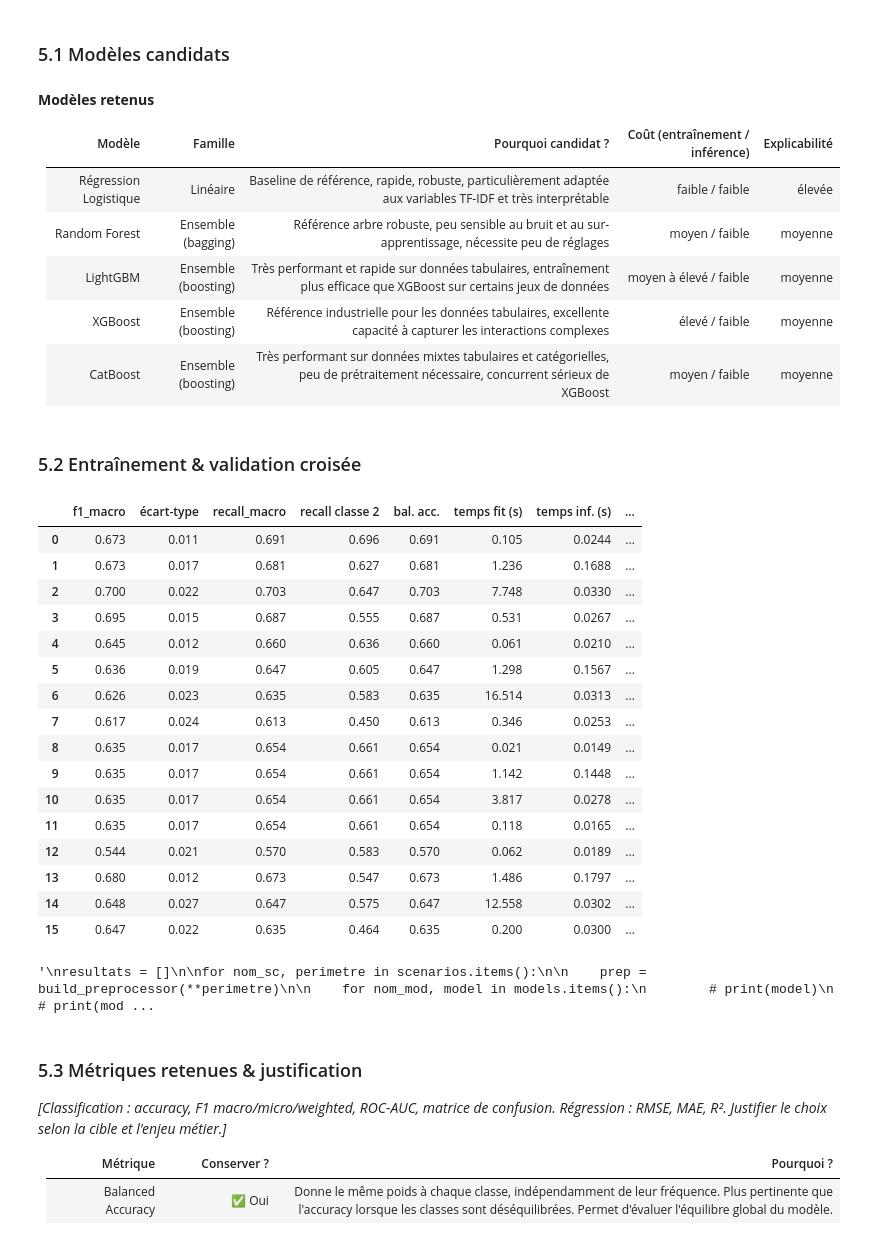
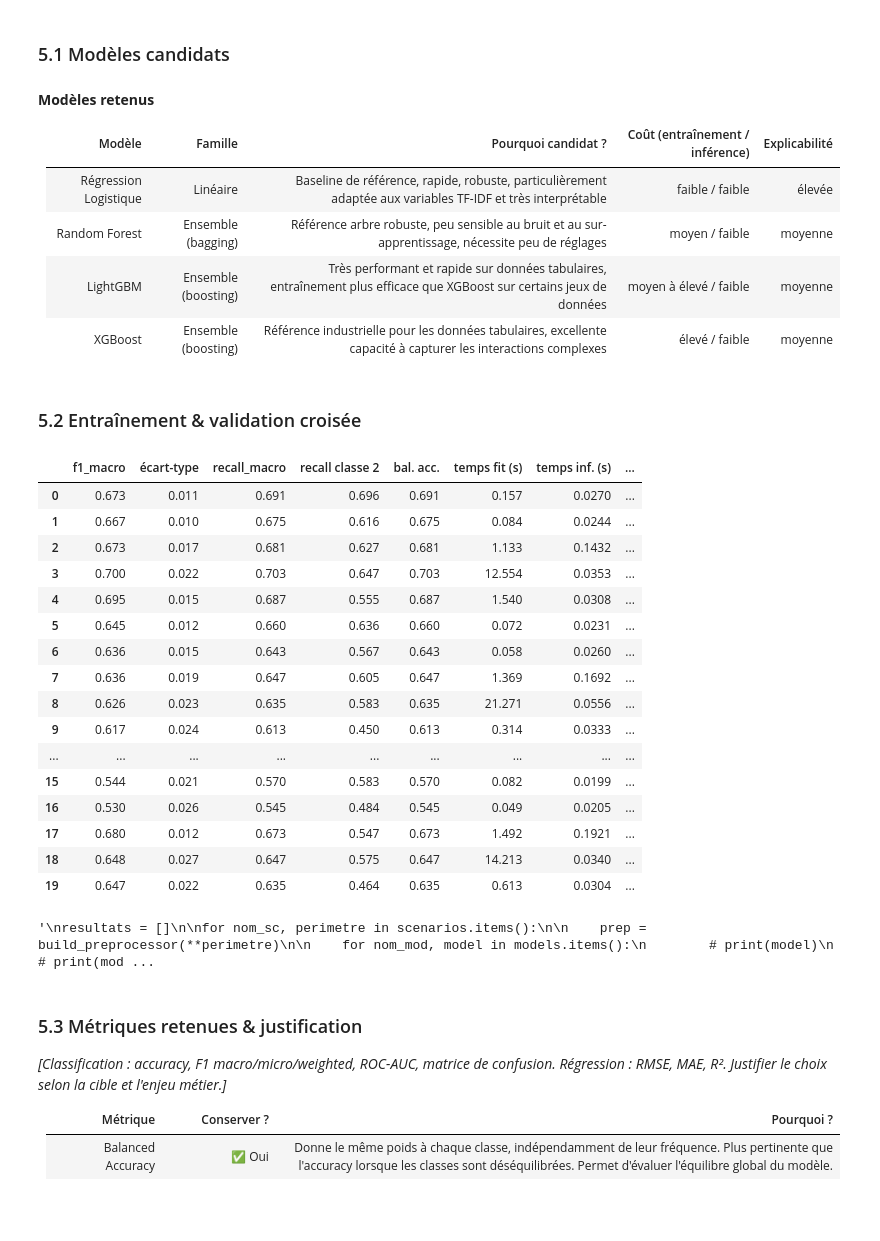
Before and after one commit to NicoH77/Atlas_CISIA_Exam_EmploymentPrediction, a Jupyter notebook: notebooks/Notebook-EmploymentPrediction.ipynb, the cells around one changed output. Saved outputs shown, nothing was run; the diff lists cells and outputs as text; code cells hidden in the pictures; blank space fills up the shorter version.

```diff
--- a/notebooks/Notebook-EmploymentPrediction.ipynb
+++ b/notebooks/Notebook-EmploymentPrediction.ipynb
@@ -1218,7 +1232,6 @@ Après analyse des principales familles de solutions d'intelligence artificielle
 | Random Forest | Ensemble (bagging) | Référence arbre robuste, peu sensible au bruit et au sur-apprentissage, nécessite peu de réglages | moyen / faible | moyenne |
 | LightGBM | Ensemble (boosting) | Très performant et rapide sur données tabulaires, entraînement plus efficace que XGBoost sur certains jeux de données | moyen à élevé / faible | moyenne |
 | XGBoost | Ensemble (boosting) | Référence industrielle pour les données tabulaires, excellente capacité à capturer les interactions complexes | élevé / faible | moyenne |
-| CatBoost | Ensemble (boosting) | Très performant sur données mixtes tabulaires et catégorielles, peu de prétraitement nécessaire, concurrent sérieux de XGBoost | moyen / faible | moyenne |
 # %% [markdown]
 ### 5.2 Entraînement & validation croisée
 # %%
@@ -1230,6 +1243,13 @@ models = {
         max_iter=1000,
         class_weight="balanced",
         random_state=42
+    ),
+
+    "LinearSVC": LinearSVC(
+        C=1.0,
+        class_weight="balanced",
+        dual=False,
+        random_state=42,
     ),
 
     "RandomForest": RandomForestClassifier(
@@ -1252,17 +1272,17 @@ models = {
         device="cpu",
         tree_method="hist",
         n_jobs=-1
-    )
+    ),
+#    "CatBoost": CatBoostClassifier(
+#        loss_function="MultiClass",
+#        auto_class_weights="Balanced",
+#        verbose=0,
+#        random_state=42,
+#    ),
 }
 
 # validation croisée
-cv = StratifiedKFold(
-    n_splits=5,
-    shuffle=True,
-    random_state=42
-)
-
-from sklearn.metrics import make_scorer, recall_score
+cv = StratifiedKFold(n_splits=5, shuffle=True, random_state=42)
 
 # Recall spécifique à la classe métier (classe 2)
 recall_classe_2 = make_scorer(
@@ -1311,49 +1331,49 @@ for nom_sc, perimetre in scenarios.items():
         resultats.append({
             "scen": nom_sc,
             "modele": nom_mod,
             "f1_macro": round(scores["test_f1_macro"].mean(), 3),
             "écart-type": round(scores["test_f1_macro"].std(), 3),
             "recall_macro": round(scores["test_recall_macro"].mean(), 3),
             "recall classe 2": round(scores["test_recall_classe_2"].mean(), 3),
             "bal. acc.": round(scores["test_balanced_accuracy"].mean(), 3),
             "temps fit (s)": round(scores["fit_time"].mean(), 3),
             # Temps de prédiction moyen calculé sur les folds CV
             "temps inf. (s)": round(scores["score_time"].mean(), 4)
             # "Score Métier": 0.4 * f1_macro + 0.6 * recall_classe_2
         })
 
 
 # ------------------------------------------------------------------
 # DataFrame final
 # ------------------------------------------------------------------
 
 df_benchmark = pd.DataFrame(resultats)
 
 # ------------------------------------------------------------------
 # Affichage
 # ------------------------------------------------------------------
 
 print("\nRESULTATS DU BENCHMARK\n")
 print(df_benchmark.to_string(index=False))
 '''
 # %% [output]
 |  | f1_macro | écart-type | recall_macro | recall classe 2 | bal. acc. | temps fit (s) | temps inf. (s) | ... |
-| 0 | 0.673 | 0.011 | 0.691 | 0.696 | 0.691 | 0.105 | 0.0244 | ... |
-| 1 | 0.673 | 0.017 | 0.681 | 0.627 | 0.681 | 1.236 | 0.1688 | ... |
-| 2 | 0.700 | 0.022 | 0.703 | 0.647 | 0.703 | 7.748 | 0.0330 | ... |
-| 3 | 0.695 | 0.015 | 0.687 | 0.555 | 0.687 | 0.531 | 0.0267 | ... |
-| 4 | 0.645 | 0.012 | 0.660 | 0.636 | 0.660 | 0.061 | 0.0210 | ... |
-| 5 | 0.636 | 0.019 | 0.647 | 0.605 | 0.647 | 1.298 | 0.1567 | ... |
-| 6 | 0.626 | 0.023 | 0.635 | 0.583 | 0.635 | 16.514 | 0.0313 | ... |
-| 7 | 0.617 | 0.024 | 0.613 | 0.450 | 0.613 | 0.346 | 0.0253 | ... |
-| 8 | 0.635 | 0.017 | 0.654 | 0.661 | 0.654 | 0.021 | 0.0149 | ... |
-| 9 | 0.635 | 0.017 | 0.654 | 0.661 | 0.654 | 1.142 | 0.1448 | ... |
-| 10 | 0.635 | 0.017 | 0.654 | 0.661 | 0.654 | 3.817 | 0.0278 | ... |
-| 11 | 0.635 | 0.017 | 0.654 | 0.661 | 0.654 | 0.118 | 0.0165 | ... |
-| 12 | 0.544 | 0.021 | 0.570 | 0.583 | 0.570 | 0.062 | 0.0189 | ... |
-| 13 | 0.680 | 0.012 | 0.673 | 0.547 | 0.673 | 1.486 | 0.1797 | ... |
-| 14 | 0.648 | 0.027 | 0.647 | 0.575 | 0.647 | 12.558 | 0.0302 | ... |
-| 15 | 0.647 | 0.022 | 0.635 | 0.464 | 0.635 | 0.200 | 0.0300 | ... |
+| 0 | 0.673 | 0.011 | 0.691 | 0.696 | 0.691 | 0.157 | 0.0270 | ... |
+| 1 | 0.667 | 0.010 | 0.675 | 0.616 | 0.675 | 0.084 | 0.0244 | ... |
+| 2 | 0.673 | 0.017 | 0.681 | 0.627 | 0.681 | 1.133 | 0.1432 | ... |
+| 3 | 0.700 | 0.022 | 0.703 | 0.647 | 0.703 | 12.554 | 0.0353 | ... |
+| 4 | 0.695 | 0.015 | 0.687 | 0.555 | 0.687 | 1.540 | 0.0308 | ... |
+| 5 | 0.645 | 0.012 | 0.660 | 0.636 | 0.660 | 0.072 | 0.0231 | ... |
+| 6 | 0.636 | 0.015 | 0.643 | 0.567 | 0.643 | 0.058 | 0.0260 | ... |
+| 7 | 0.636 | 0.019 | 0.647 | 0.605 | 0.647 | 1.369 | 0.1692 | ... |
+| 8 | 0.626 | 0.023 | 0.635 | 0.583 | 0.635 | 21.271 | 0.0556 | ... |
+| 9 | 0.617 | 0.024 | 0.613 | 0.450 | 0.613 | 0.314 | 0.0333 | ... |
+| ... | ... | ... | ... | ... | ... | ... | ... | ... |
+| 15 | 0.544 | 0.021 | 0.570 | 0.583 | 0.570 | 0.082 | 0.0199 | ... |
+| 16 | 0.530 | 0.026 | 0.545 | 0.484 | 0.545 | 0.049 | 0.0205 | ... |
+| 17 | 0.680 | 0.012 | 0.673 | 0.547 | 0.673 | 1.492 | 0.1921 | ... |
+| 18 | 0.648 | 0.027 | 0.647 | 0.575 | 0.647 | 14.213 | 0.0340 | ... |
+| 19 | 0.647 | 0.022 | 0.635 | 0.464 | 0.635 | 0.613 | 0.0304 | ... |
 '\nresultats = []\n\nfor nom_sc, perimetre in scenarios.items():\n\n    prep = build_preprocessor(**perimetre)\n\n    for nom_mod, model in models.items():\n        # print(model)\n        # print(mod ...
 # %% [markdown]
 ### 5.3 Métriques retenues & justification
```
Also changed, not shown: parts of 11 cells of this notebook.
